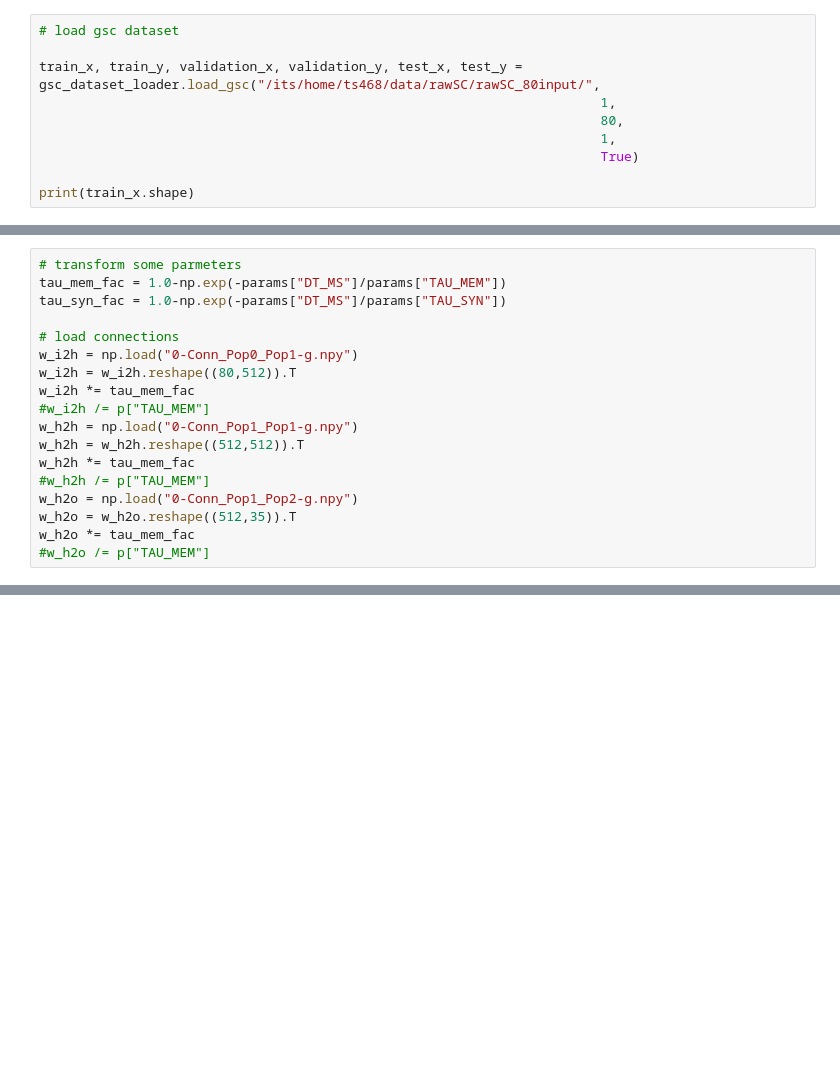
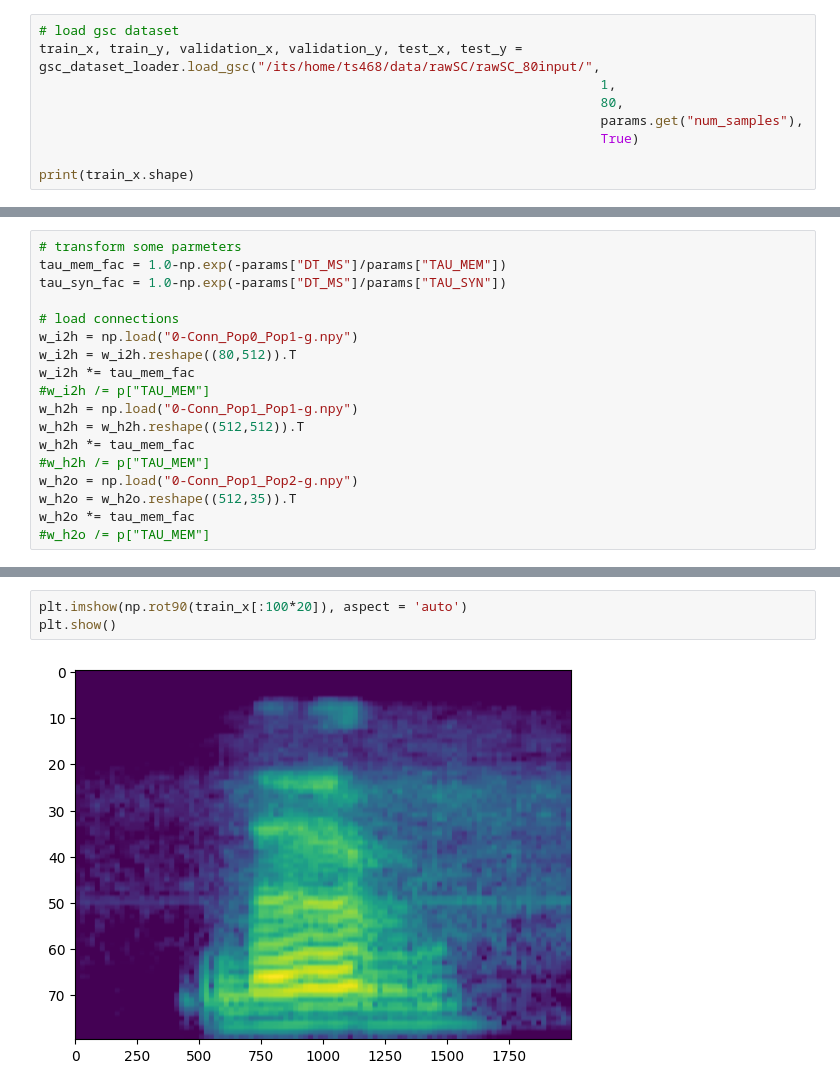
Before and after one commit to thomasshoesmith/Intel-Neuromorphic-Research-Project, a Jupyter notebook: loihi/lava_GSC_custom_injection.ipynb, the cells around one changed output, grey strips where cells are left out. Drawn from its saved outputs; the diff is of its cells as text; blank space fills up the shorter version.

```diff
--- a/loihi/lava_GSC_custom_injection.ipynb
+++ b/loihi/lava_GSC_custom_injection.ipynb
@@ -34,10 +49,9 @@ from lava.magma.core.decorator import implements, requires
 # %%
 # load gsc dataset
-
 train_x, train_y, validation_x, validation_y, test_x, test_y = gsc_dataset_loader.load_gsc("/its/home/ts468/data/rawSC/rawSC_80input/",
                                                                         1,
                                                                         80,
-                                                                        1,
+                                                                        params.get("num_samples"),
                                                                         True)
 
 print(train_x.shape)
@@ -213,0 +234,5 @@ RuntimeError: 2 Exception(s) occurred. See output above for details.
+# %%
+plt.imshow(np.rot90(train_x[:100*20]), aspect = 'auto')
+plt.show()
+# %% [output]
+[figure, added]
```
Also changed, not shown: parts of 14 cells of this notebook, 1 other file.
